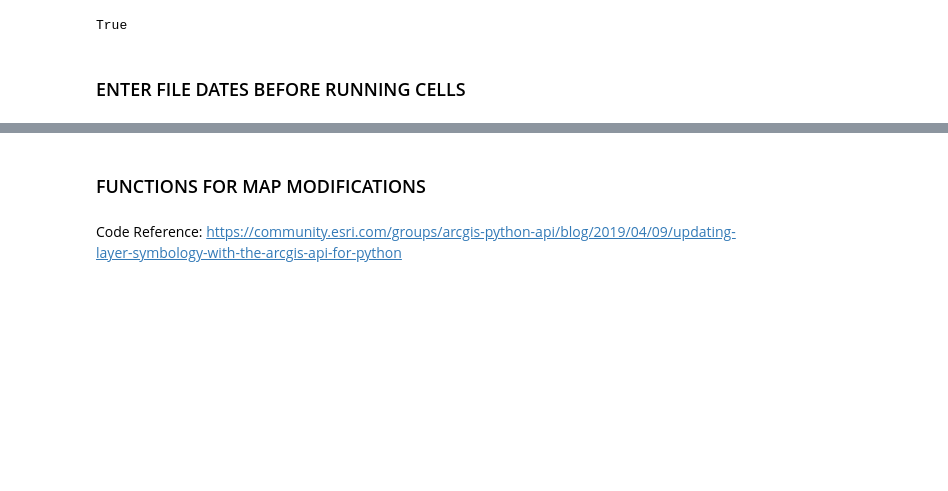
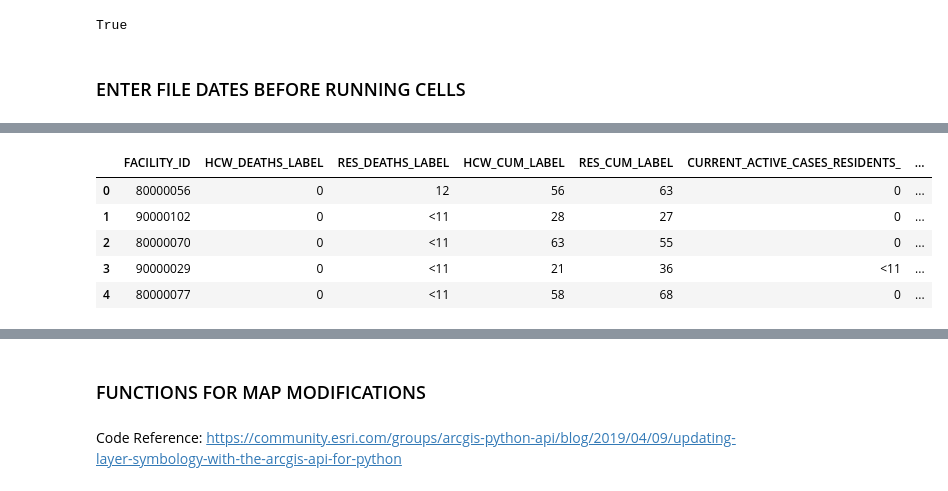
Before and after one commit to HDMA-SDSU/ArcGIS-Python-for-COVID19-Data, a Jupyter notebook: snf_dash_update.ipynb, the cells around one changed output, grey strips where cells are left out. Saved outputs shown, nothing was run; the diff lists cells and outputs as text; code cells hidden in the pictures; blank space fills up the shorter version.

```diff
--- a/snf_dash_update.ipynb
+++ b/snf_dash_update.ipynb
@@ -15,9 +33,9 @@ True
 ##############################
 ###SET DATES BEFORE RUNNING###
 ##############################
+#data_date = 'MM/DD/YYYY'
+data_date ='09/21/2021'
 
 #file_date = 'MMDDYY'
-file_date = '031321'
-
-#data_date = 'MM/DD/YYYY'
-data_date ='3/13/2021'
+file_date = data_date.replace('2021', '21').replace('/','')
+print(file_date)
@@ -36,0 +74,79 @@ import json
+# %%
+###################################################
+###PREP WEBSITE DATA FOR MERGE WITH SPATIAL DATA###
+###################################################
+
+#read csv
+df = pd.read_csv(path_in)
+
+# replacing blank spaces with '_' in column names
+df.columns =[column.replace(" ", "_") for column in df.columns]
+
+#delete unnecessary columns from df
+del df['COUNTY']
+del df['County_(copy)']
+del df['FACILITY_NAME']
+# del df['Measure_Names']
+del df['NEW_CONFIRMED_POSITIVE_HCW___']
+del df['NEW_CONFIRMED_POSITIVE_RESIDENTS_']
+# del df['Measure_Values']
+del df['AVAILABLE_BEDS_CAPABLE_OF_ISOLATION']
+del df['AVAILABLE_BEDS']
+
+#rename columns to match feature layer
+df = df.rename(columns = {'Facility_Id':'FACID','COVID-RELATED_HCW_DEATHS_':'HCW_DEATHS_LABEL',
+                          'COVID-RELATED_RESIDENT_DEATHS':'RES_DEATHS_LABEL',
+                          'CUMULATIVE_POSITIVE_HCW_':'HCW_CUM_LABEL',
+                          'CUMULATIVE_POSITIVE_RESIDENTS_':'RES_CUM_LABEL'})
+
+#duplicate columns
+#3 columns for each attribute:
+# label (includes <11), points (<11 as 1 for symbology), stats (<11 as 0 for calcs)
+df['HCW_DEATHS_PTS'] = df['HCW_DEATHS_LABEL']
+df['HCW_DEATHS_STATS'] = df['HCW_DEATHS_LABEL']
+
+df['RES_DEATHS_PTS'] = df['RES_DEATHS_LABEL']
+df['RES_DEATHS_STATS'] = df['RES_DEATHS_LABEL']
+
+df['HCW_CUM_PTS'] = df['HCW_CUM_LABEL']
+df['HCW_CUM_STATS'] = df['HCW_CUM_LABEL']
+
+df['RES_CUM_PTS'] = df['RES_CUM_LABEL']
+df['RES_CUM_STATS'] = df['RES_CUM_LABEL']
+
+df['DATA_DATE'] = data_date
+
+#format duplicated rows according to rules
+#3 columns for each attribute:
+# label (includes <11), points (<11 as 1 for symbology), stats (<11 as 0 for calcs)
+for i, row in df.iterrows():
+    if(df['HCW_DEATHS_PTS'][i] == '<11'):
+        df['HCW_DEATHS_PTS'][i] = 1
+    if(df['HCW_DEATHS_STATS'][i] == '<11'):
+        df['HCW_DEATHS_STATS'][i] = 0
+    if(df['RES_DEATHS_PTS'][i] == '<11'):
+        df['RES_DEATHS_PTS'][i] = 1
+    if(df['RES_DEATHS_STATS'][i] == '<11'):
+        df['RES_DEATHS_STATS'][i] = 0
+    if(df['HCW_CUM_PTS'][i] == '<11'):
+        df['HCW_CUM_PTS'][i] = 1
+    if(df['HCW_CUM_STATS'][i] == '<11'):
+        df['HCW_CUM_STATS'][i] = 0
+    if(df['RES_CUM_PTS'][i] == '<11'):
+        df['RES_CUM_PTS'][i] = 1
+    if(df['RES_CUM_STATS'][i] == '<11'):
+        df['RES_CUM_STATS'][i] = 0
+
+#cast columns from string to int for feature layer
+df['HCW_DEATHS_PTS'] = df['HCW_DEATHS_PTS'].astype(int)
+df['HCW_DEATHS_STATS'] = df['HCW_DEATHS_STATS'].astype(int)
+df['RES_DEATHS_PTS'] = df['RES_DEATHS_PTS'].astype(int)
+df['RES_DEATHS_STATS'] = df['RES_DEATHS_STATS'].astype(int)
+df['HCW_CUM_PTS'] = df['HCW_CUM_PTS'].astype(int)
+df['HCW_CUM_STATS'] = df['HCW_CUM_STATS'].astype(int)
+df['RES_CUM_PTS'] = df['RES_CUM_PTS'].astype(int)
+df['RES_CUM_STATS'] = df['RES_CUM_STATS'].astype(int)
+
+print(len(df))
+df.head()
+# %% [output]
@@ -36,0 +154,6 @@ import json
+|  | FACILITY_ID | HCW_DEATHS_LABEL | RES_DEATHS_LABEL | HCW_CUM_LABEL | RES_CUM_LABEL | CURRENT_ACTIVE_CASES_RESIDENTS_ | ... |
+| 0 | 80000056 | 0 | 12 | 56 | 63 | 0 | ... |
+| 1 | 90000102 | 0 | <11 | 28 | 27 | 0 | ... |
+| 2 | 80000070 | 0 | <11 | 63 | 55 | 0 | ... |
+| 3 | 90000029 | 0 | <11 | 21 | 36 | <11 | ... |
+| 4 | 80000077 | 0 | <11 | 58 | 68 | 0 | ... |
```
Also changed, not shown: parts of 63 cells of this notebook.
